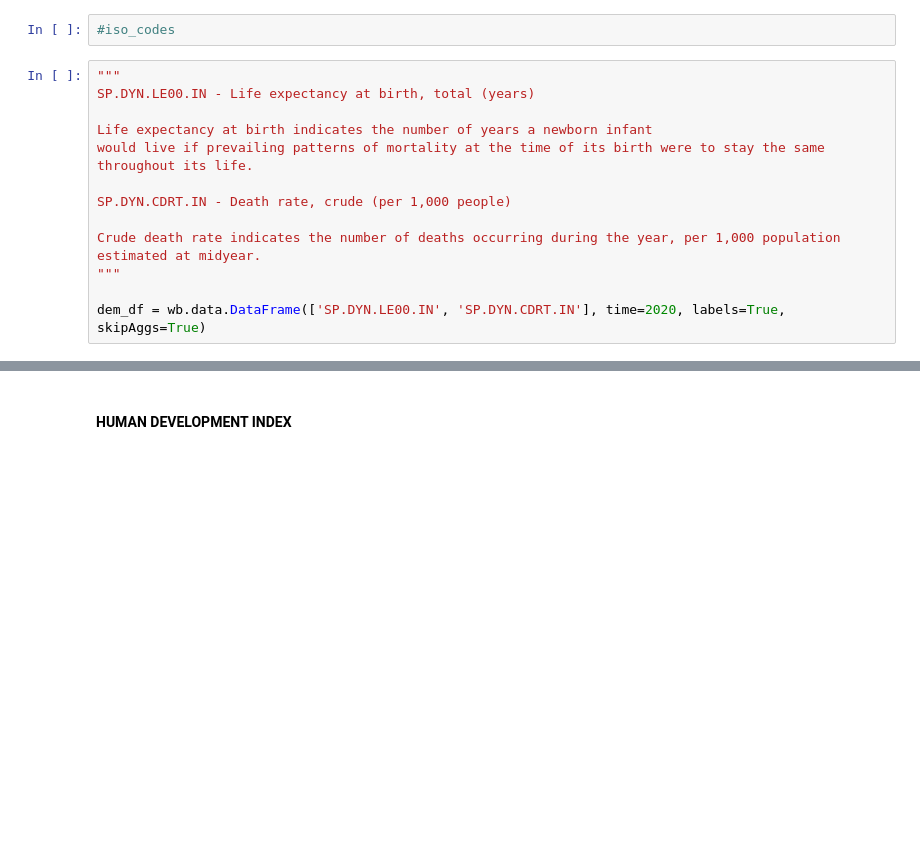
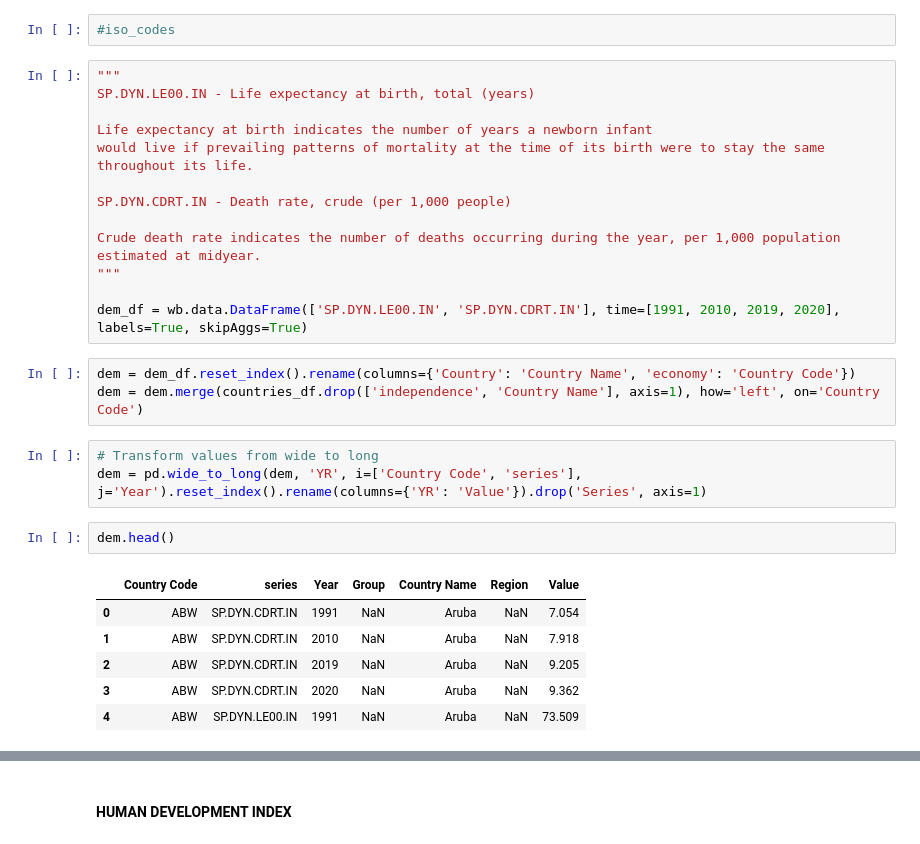
Before and after one commit to d2ski/fsu-fwt-development, a Jupyter notebook: explore.ipynb, the cells around one changed output, grey strips where cells are left out. Cells and saved outputs as stored; diff of their text form; blank space fills up the shorter version.

```diff
--- a/explore.ipynb
+++ b/explore.ipynb
@@ -978,4 +976,19 @@ SP.DYN.CDRT.IN - Death rate, crude (per 1,000 people)
 Crude death rate indicates the number of deaths occurring during the year, per 1,000 population estimated at midyear.
 """
 
-dem_df = wb.data.DataFrame(['SP.DYN.LE00.IN', 'SP.DYN.CDRT.IN'], time=2020, labels=True, skipAggs=True)
+dem_df = wb.data.DataFrame(['SP.DYN.LE00.IN', 'SP.DYN.CDRT.IN'], time=[1991, 2010, 2019, 2020], labels=True, skipAggs=True)
+# %%
+dem = dem_df.reset_index().rename(columns={'Country': 'Country Name', 'economy': 'Country Code'})
+dem = dem.merge(countries_df.drop(['independence', 'Country Name'], axis=1), how='left', on='Country Code')
+# %%
+# Transform values from wide to long
+dem = pd.wide_to_long(dem, 'YR', i=['Country Code', 'series'], j='Year').reset_index().rename(columns={'YR': 'Value'}).drop('Series', axis=1)
+# %%
+dem.head()
+# %% [output]
+|  | Country Code | series | Year | Group | Country Name | Region | Value |
+| 0 | ABW | SP.DYN.CDRT.IN | 1991 | NaN | Aruba | NaN | 7.054 |
+| 1 | ABW | SP.DYN.CDRT.IN | 2010 | NaN | Aruba | NaN | 7.918 |
+| 2 | ABW | SP.DYN.CDRT.IN | 2019 | NaN | Aruba | NaN | 9.205 |
+| 3 | ABW | SP.DYN.CDRT.IN | 2020 | NaN | Aruba | NaN | 9.362 |
+| 4 | ABW | SP.DYN.LE00.IN | 1991 | NaN | Aruba | NaN | 73.509 |
```
Also changed, not shown: parts of 27 cells of this notebook.
